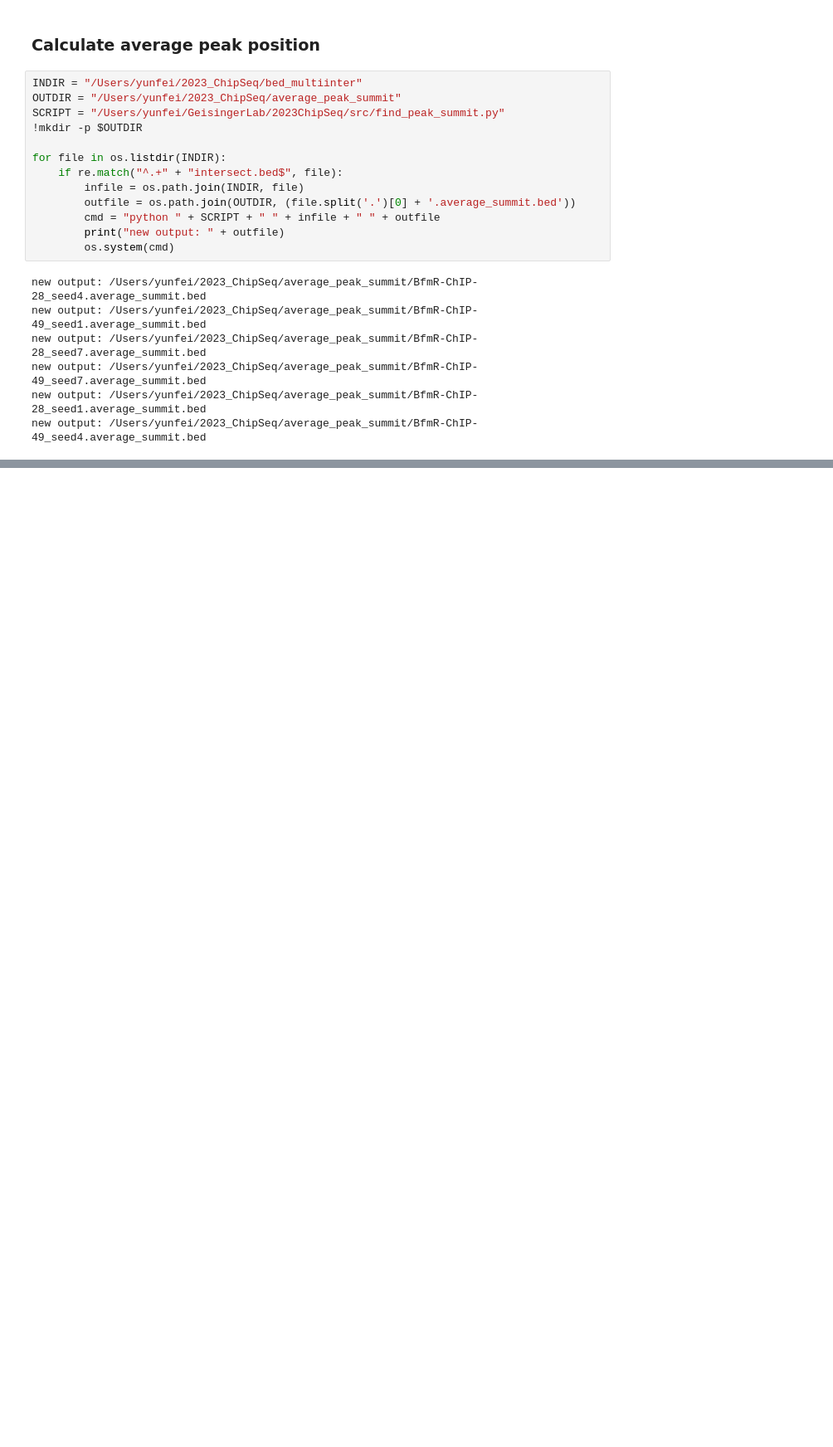
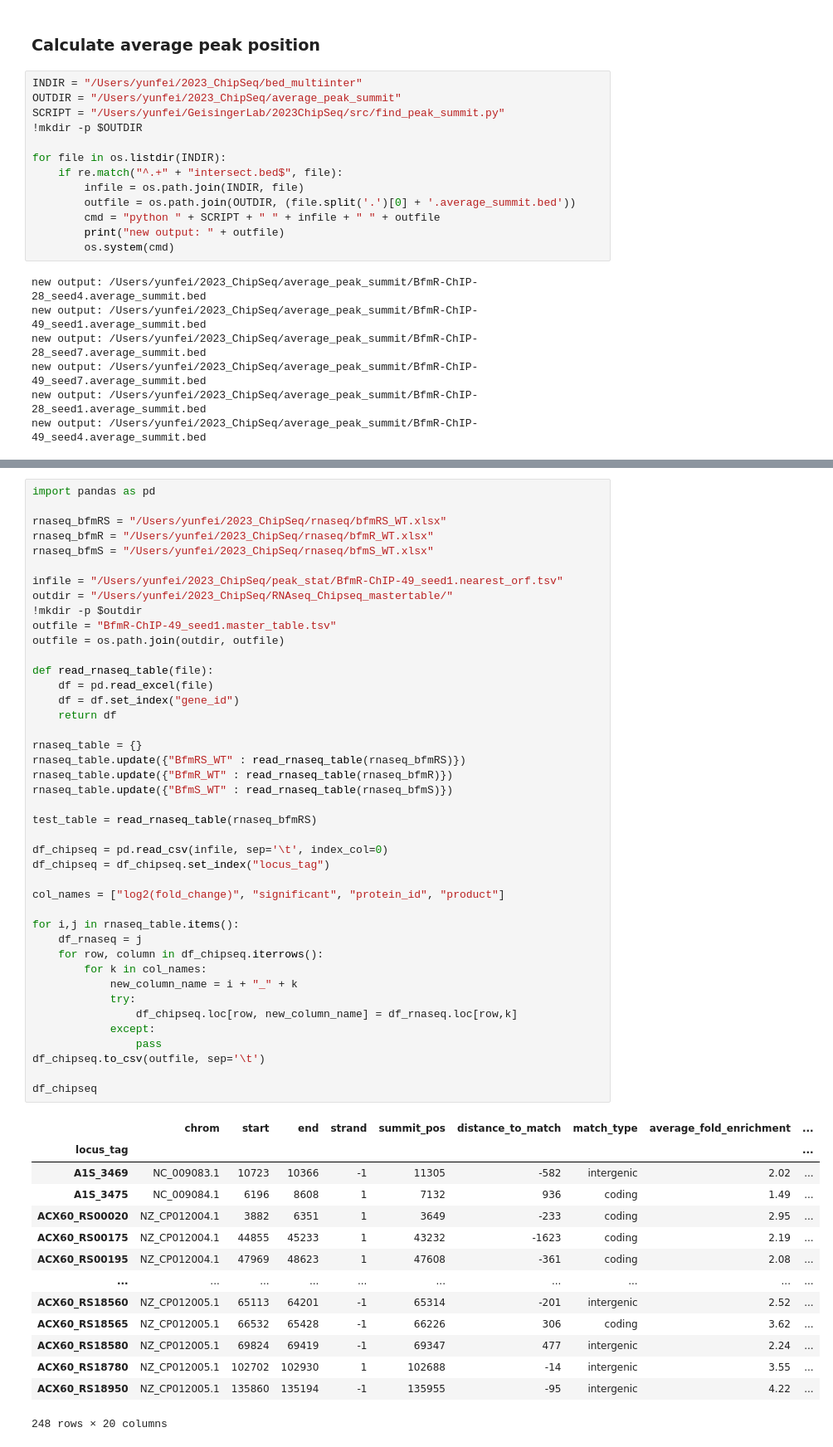
Before and after one commit to tang-amy/GeisingerLab, a Jupyter notebook: 2023ChipSeq/notebooks/summit_stats.ipynb, the cells around one changed output, grey strips where cells are left out. Shown at 83% size. Drawn from its saved outputs; the diff is of its cells as text; blank space fills up the shorter version.

```diff
--- a/2023ChipSeq/notebooks/summit_stats.ipynb
+++ b/2023ChipSeq/notebooks/summit_stats.ipynb
@@ -85,0 +128,57 @@ new output: /Users/yunfei/2023_ChipSeq/average_peak_summit/BfmR-ChIP-49_seed4.av
+# %%
+import pandas as pd
+
+rnaseq_bfmRS = "/Users/yunfei/2023_ChipSeq/rnaseq/bfmRS_WT.xlsx"
+rnaseq_bfmR = "/Users/yunfei/2023_ChipSeq/rnaseq/bfmR_WT.xlsx"
+rnaseq_bfmS = "/Users/yunfei/2023_ChipSeq/rnaseq/bfmS_WT.xlsx"
+
+infile = "/Users/yunfei/2023_ChipSeq/peak_stat/BfmR-ChIP-49_seed1.nearest_orf.tsv"
+outdir = "/Users/yunfei/2023_ChipSeq/RNAseq_Chipseq_mastertable/"
+!mkdir -p $outdir
+outfile = "BfmR-ChIP-49_seed1.master_table.tsv"
+outfile = os.path.join(outdir, outfile)
+
+def read_rnaseq_table(file):
+    df = pd.read_excel(file)
+    df = df.set_index("gene_id")
+    return df
+
+rnaseq_table = {}
+rnaseq_table.update({"BfmRS_WT" : read_rnaseq_table(rnaseq_bfmRS)})
+rnaseq_table.update({"BfmR_WT" : read_rnaseq_table(rnaseq_bfmR)})
+rnaseq_table.update({"BfmS_WT" : read_rnaseq_table(rnaseq_bfmS)})
+
+test_table = read_rnaseq_table(rnaseq_bfmRS)
+
+df_chipseq = pd.read_csv(infile, sep='\t', index_col=0)
+df_chipseq = df_chipseq.set_index("locus_tag")
+
+col_names = ["log2(fold_change)", "significant", "protein_id", "product"]
+
+for i,j in rnaseq_table.items():
+    df_rnaseq = j
+    for row, column in df_chipseq.iterrows():
+        for k in col_names:
+            new_column_name = i + "_" + k
+            try:
+                df_chipseq.loc[row, new_column_name] = df_rnaseq.loc[row,k]
+            except:
+                pass
+df_chipseq.to_csv(outfile, sep='\t')
+
+df_chipseq
+# %% [output]
+|  | chrom | start | end | strand | summit_pos | distance_to_match | match_type | average_fold_enrichment | ... |
+| locus_tag |  |  |  |  |  |  |  |  | ... |
+| A1S_3469 | NC_009083.1 | 10723 | 10366 | -1 | 11305 | -582 | intergenic | 2.02 | ... |
+| A1S_3475 | NC_009084.1 | 6196 | 8608 | 1 | 7132 | 936 | coding | 1.49 | ... |
+| ACX60_RS00020 | NZ_CP012004.1 | 3882 | 6351 | 1 | 3649 | -233 | coding | 2.95 | ... |
+| ACX60_RS00175 | NZ_CP012004.1 | 44855 | 45233 | 1 | 43232 | -1623 | coding | 2.19 | ... |
+| ACX60_RS00195 | NZ_CP012004.1 | 47969 | 48623 | 1 | 47608 | -361 | coding | 2.08 | ... |
+| ... | ... | ... | ... | ... | ... | ... | ... | ... | ... |
+| ACX60_RS18560 | NZ_CP012005.1 | 65113 | 64201 | -1 | 65314 | -201 | intergenic | 2.52 | ... |
+| ACX60_RS18565 | NZ_CP012005.1 | 66532 | 65428 | -1 | 66226 | 306 | coding | 3.62 | ... |
+| ACX60_RS18580 | NZ_CP012005.1 | 69824 | 69419 | -1 | 69347 | 477 | intergenic | 2.24 | ... |
+| ACX60_RS18780 | NZ_CP012005.1 | 102702 | 102930 | 1 | 102688 | -14 | intergenic | 3.55 | ... |
+| ACX60_RS18950 | NZ_CP012005.1 | 135860 | 135194 | -1 | 135955 | -95 | intergenic | 4.22 | ... |
+248 rows × 20 columns
```
Also changed, not shown: parts of 8 cells of this notebook.
